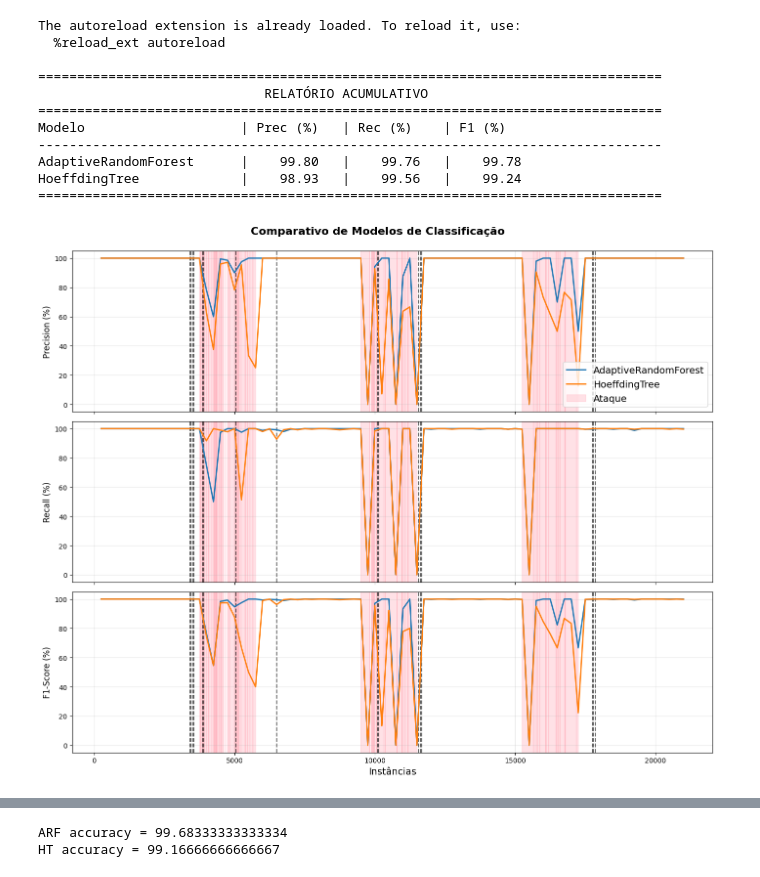
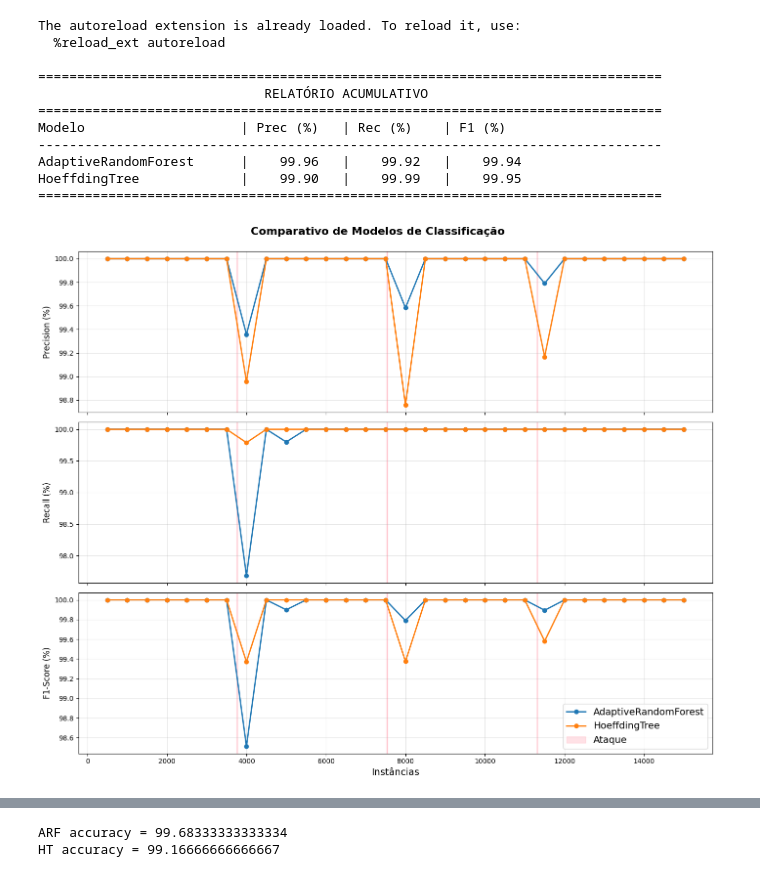
Before and after one commit to iRocktys/anomaly-detection-data-stream, a Jupyter notebook: ClassificationDevelop.ipynb, the cells around one changed output, grey strips where cells are left out. Drawn from its saved outputs; the diff is of its cells as text; code cells hidden in the pictures.

```diff
--- a/ClassificationDevelop.ipynb
+++ b/ClassificationDevelop.ipynb
@@ -11,42 +11,42 @@ import pandas as pd
 processor = DataStreamProcessor(logging=False)
 runner = ClassificationExperimentRunner()
 
-# df = pd.read_csv('data/15k/Consistência/Consistência_25.csv')
+df = pd.read_csv('data/15k/Consistência/Consistência_25.csv')
 # df = pd.read_csv('data/15k/Consistência/Consistência_250.csv')
 # df = pd.read_csv('data/15k/Consistência/Consistência_500.csv')
 # df = pd.read_csv('data/15k/Consistência/Consistência_1000.csv')
-df = pd.read_csv('data/15k/Consistência/Consistência_2000.csv')
+# df = pd.read_csv('data/15k/Consistência/Consistência_2000.csv')
 
 stream, targets, features = processor.create_stream(
     df=df,
     target_label_col='Label',
     binary_label=True,
     normalize_method="StandardScaler",
     threshold_var=0.001,
     threshold_corr=0.85,
     top_n_features=None,
     return_stream=True,
     extra_ignore_cols=['Source IP', 'Source Port','Destination IP','Destination Port','Protocol'],
     imputation_method='mediana'
 )
 
 # Obter modelos
 modelos = get_classification_models(stream.get_schema(), selected_models=['ARF', 'HT'])
 
 # Treinar e avaliar os modelos
-results, attacks = runner.run_experiments(stream, modelos, window_size=250, logging=False)
+results, attacks = runner.run_experiments(stream, modelos, window_size=500, logging=False)
 runner.print_metrics(results)
 runner.plot(results, attacks, title="Comparativo de Modelos de Classificação")
 # %% [output]
 The autoreload extension is already loaded. To reload it, use:
   %reload_ext autoreload
 
 ================================================================================
                              RELATÓRIO ACUMULATIVO
 ================================================================================
 Modelo                    | Prec (%)   | Rec (%)    | F1 (%)
 --------------------------------------------------------------------------------
-AdaptiveRandomForest      |    99.80   |    99.76   |    99.78
-HoeffdingTree             |    98.93   |    99.56   |    99.24
+AdaptiveRandomForest      |    99.96   |    99.92   |    99.94
+HoeffdingTree             |    99.90   |    99.99   |    99.95
 ================================================================================
-[figure, old version]
+[figure, new version]
```
Also changed, not shown: parts of 1 cell of this notebook, 1 other file.
